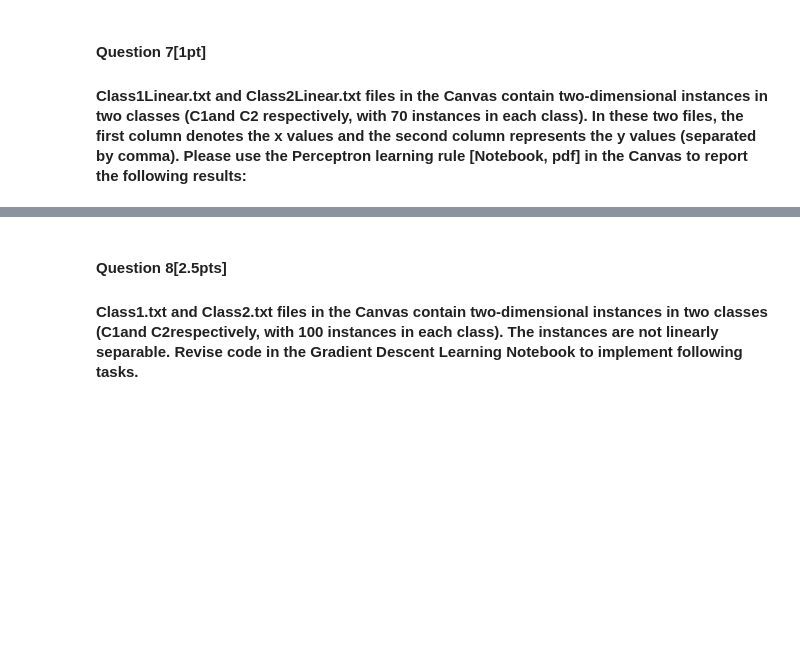
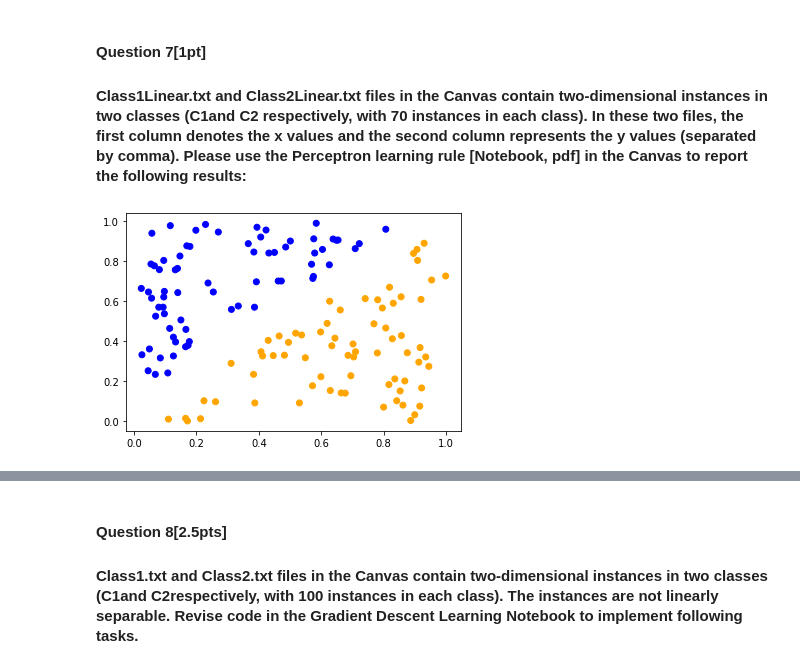
Before and after one commit to HsinTingHo/CAP6619-Deep-Learning, a Jupyter notebook: A2_Perceptron learning rule and gradient descent learning rule/Assignment2 - Perceptron learning rule and gradient descent learning rule.ipynb, the cells around one changed output, grey strips where cells are left out. Saved outputs shown, nothing was run; the diff lists cells and outputs as text; code cells hidden in the pictures; blank space fills up the shorter version.

```diff
--- a/A2_Perceptron learning rule and gradient descent learning rule/Assignment2 - Perceptron learning rule and gradient descent learning rule.ipynb
+++ b/A2_Perceptron learning rule and gradient descent learning rule/Assignment2 - Perceptron learning rule and gradient descent learning rule.ipynb
@@ -105,5 +112,17 @@ Therefore,
 # %%
 # Combine instances in the Class1Linear.txtand Class2Linear.txt files as one dataframe,
 # and label instances in Class1 as 1, and instances in Class2 as 0.
+
+class1_linear = pd.read_csv('Class1Linear.txt')
+class1_linear['label'] = [1]*class1_linear.shape[0]
+class2_linear = pd.read_csv('Class2Linear.txt')
+class2_linear['label'] = [0]*class2_linear.shape[0]
+data = pd.concat([class1_linear, class2_linear])
+
 # Report the scatter plot of all 140 instances in the same plot,
 # using different color to show instance in different class [0.25 pt]
+colors = ['blue', 'orange']
+plt.scatter(data.iloc[:,0],data.iloc[:,1],color=[colors[i] for i in data.iloc[:,2]])
+plt.show()
+# %% [output]
+[figure, added]
```
Also changed, not shown: parts of 25 cells of this notebook, 1 other file.
